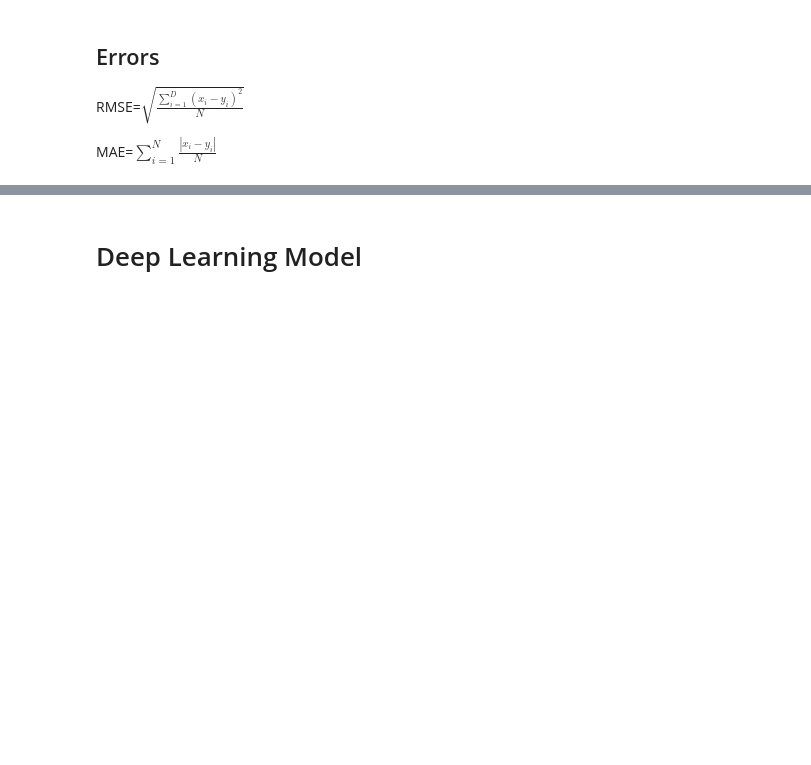
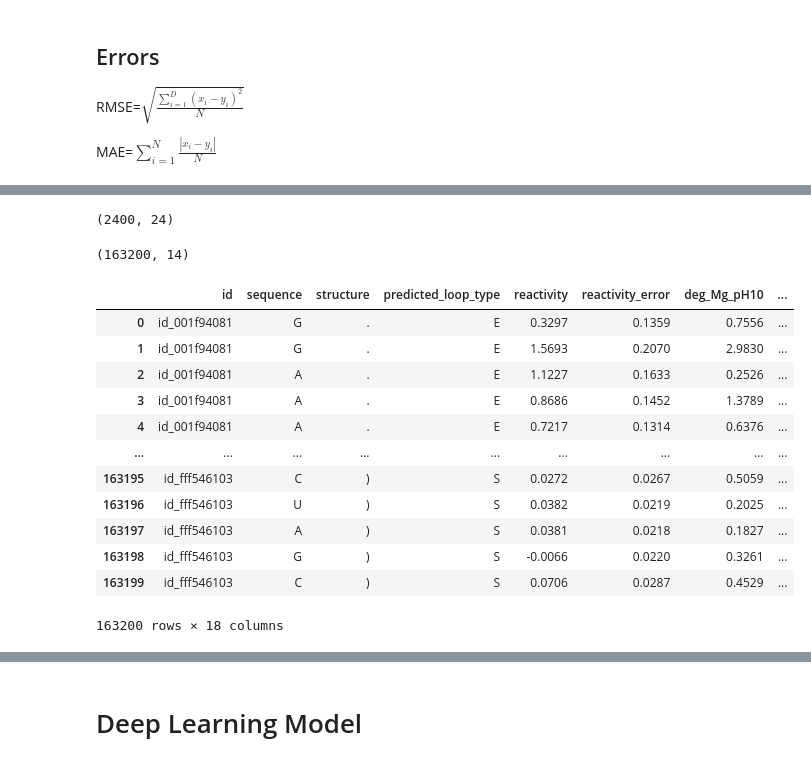
Before and after one commit to ErickDiaz/bioinformatics_python, a Jupyter notebook: covid/base_model.ipynb, the cells around one changed output, grey strips where cells are left out. Saved outputs shown, nothing was run; the diff lists cells and outputs as text; code cells hidden in the pictures; blank space fills up the shorter version.

```diff
--- a/covid/base_model.ipynb
+++ b/covid/base_model.ipynb
@@ -449,0 +453,30 @@ tmp[tmp.id == 'id_001f94081']
+# %%
+train['base_counts'] = train.apply(
+    lambda x: dict(count(x['sequence'])),
+    axis=1
+)
+# %%
+train['A_percentage'] = train.apply(
+    lambda x: x['base_counts']['A']/ len(x['sequence']),
+    axis=1
+)
+train['G_percentage'] = train.apply(
+    lambda x: x['base_counts']['G']/ len(x['sequence']),
+    axis=1
+)
+train['C_percentage'] = train.apply(
+    lambda x: x['base_counts']['C']/ len(x['sequence']),
+    axis=1
+)
+train['U_percentage'] = train.apply(
+    lambda x: x['base_counts']['U']/ len(x['sequence']),
+    axis=1
+)
+# %%
+train.shape
+# %% [output]
+(2400, 24)
+# %%
+train_data.shape
+# %% [output]
+(163200, 14)
@@ -449,0 +489,16 @@ tmp[tmp.id == 'id_001f94081']
+# %%
+train_data
+# %% [output]
+|  | id | sequence | structure | predicted_loop_type | reactivity | reactivity_error | deg_Mg_pH10 | ... |
+| 0 | id_001f94081 | G | . | E | 0.3297 | 0.1359 | 0.7556 | ... |
+| 1 | id_001f94081 | G | . | E | 1.5693 | 0.2070 | 2.9830 | ... |
+| 2 | id_001f94081 | A | . | E | 1.1227 | 0.1633 | 0.2526 | ... |
+| 3 | id_001f94081 | A | . | E | 0.8686 | 0.1452 | 1.3789 | ... |
+| 4 | id_001f94081 | A | . | E | 0.7217 | 0.1314 | 0.6376 | ... |
+| ... | ... | ... | ... | ... | ... | ... | ... | ... |
+| 163195 | id_fff546103 | C | ) | S | 0.0272 | 0.0267 | 0.5059 | ... |
+| 163196 | id_fff546103 | U | ) | S | 0.0382 | 0.0219 | 0.2025 | ... |
+| 163197 | id_fff546103 | A | ) | S | 0.0381 | 0.0218 | 0.1827 | ... |
+| 163198 | id_fff546103 | G | ) | S | -0.0066 | 0.0220 | 0.3261 | ... |
+| 163199 | id_fff546103 | C | ) | S | 0.0706 | 0.0287 | 0.4529 | ... |
+163200 rows × 18 columns
```
Also changed, not shown: parts of 34 cells of this notebook.
